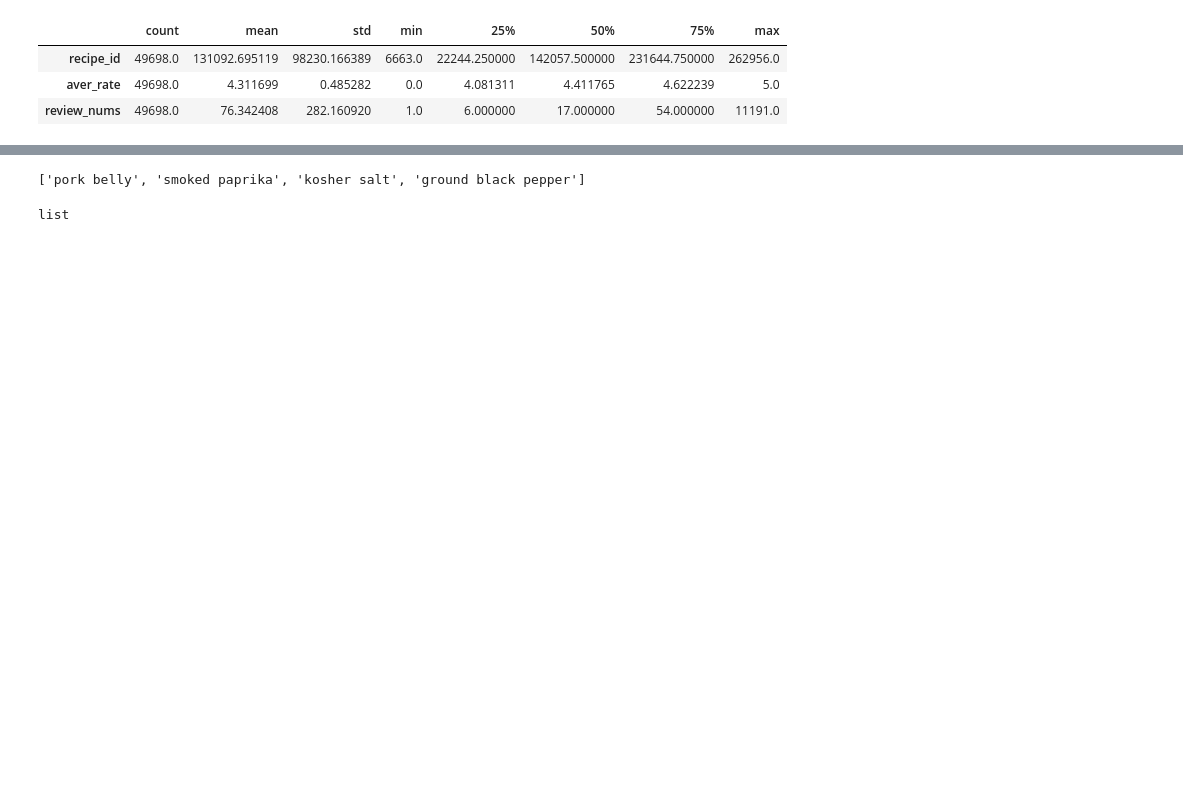
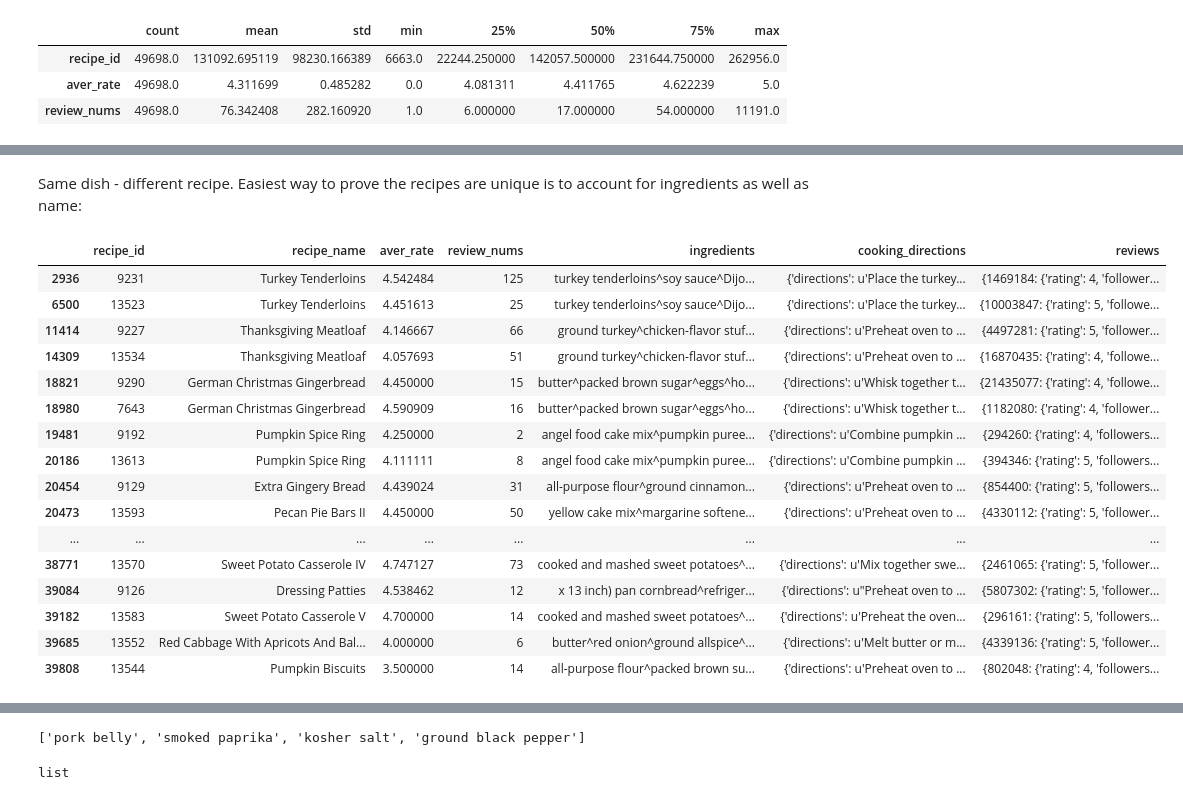
Before and after one commit to dtuleva/Recipe_Recommendation_System, a Jupyter notebook: RRS_EDA.ipynb, the cells around one changed output, grey strips where cells are left out. Saved outputs shown, nothing was run; the diff lists cells and outputs as text; code cells hidden in the pictures; blank space fills up the shorter version.

```diff
--- a/RRS_EDA.ipynb
+++ b/RRS_EDA.ipynb
@@ -66,0 +115,22 @@ recipes.head(3)
+# %% [markdown]
+Same dish - different recipe. Easiest way to prove the recipes are unique is to account for ingredients as well as name:
+# %%
+recipes[recipes.duplicated(subset=["recipe_name", "ingredients", "cooking_directions"], keep = False)]
+# %% [output]
+|  | recipe_id | recipe_name | aver_rate | review_nums | ingredients | cooking_directions | reviews |
+| 2936 | 9231 | Turkey Tenderloins | 4.542484 | 125 | turkey tenderloins^soy sauce^Dijo... | {'directions': u'Place the turkey... | {1469184: {'rating': 4, 'follower... |
+| 6500 | 13523 | Turkey Tenderloins | 4.451613 | 25 | turkey tenderloins^soy sauce^Dijo... | {'directions': u'Place the turkey... | {10003847: {'rating': 5, 'followe... |
+| 11414 | 9227 | Thanksgiving Meatloaf | 4.146667 | 66 | ground turkey^chicken-flavor stuf... | {'directions': u'Preheat oven to ... | {4497281: {'rating': 5, 'follower... |
+| 14309 | 13534 | Thanksgiving Meatloaf | 4.057693 | 51 | ground turkey^chicken-flavor stuf... | {'directions': u'Preheat oven to ... | {16870435: {'rating': 4, 'followe... |
+| 18821 | 9290 | German Christmas Gingerbread | 4.450000 | 15 | butter^packed brown sugar^eggs^ho... | {'directions': u'Whisk together t... | {21435077: {'rating': 4, 'followe... |
+| 18980 | 7643 | German Christmas Gingerbread | 4.590909 | 16 | butter^packed brown sugar^eggs^ho... | {'directions': u'Whisk together t... | {1182080: {'rating': 4, 'follower... |
+| 19481 | 9192 | Pumpkin Spice Ring | 4.250000 | 2 | angel food cake mix^pumpkin puree... | {'directions': u'Combine pumpkin ... | {294260: {'rating': 4, 'followers... |
+| 20186 | 13613 | Pumpkin Spice Ring | 4.111111 | 8 | angel food cake mix^pumpkin puree... | {'directions': u'Combine pumpkin ... | {394346: {'rating': 5, 'followers... |
+| 20454 | 9129 | Extra Gingery Bread | 4.439024 | 31 | all-purpose flour^ground cinnamon... | {'directions': u'Preheat oven to ... | {854400: {'rating': 5, 'followers... |
+| 20473 | 13593 | Pecan Pie Bars II | 4.450000 | 50 | yellow cake mix^margarine softene... | {'directions': u'Preheat oven to ... | {4330112: {'rating': 5, 'follower... |
+| ... | ... | ... | ... | ... | ... | ... | ... |
+| 38771 | 13570 | Sweet Potato Casserole IV | 4.747127 | 73 | cooked and mashed sweet potatoes^... | {'directions': u'Mix together swe... | {2461065: {'rating': 5, 'follower... |
+| 39084 | 9126 | Dressing Patties | 4.538462 | 12 | x 13 inch) pan cornbread^refriger... | {'directions': u"Preheat oven to ... | {5807302: {'rating': 5, 'follower... |
+| 39182 | 13583 | Sweet Potato Casserole V | 4.700000 | 14 | cooked and mashed sweet potatoes^... | {'directions': u'Preheat the oven... | {296161: {'rating': 5, 'followers... |
+| 39685 | 13552 | Red Cabbage With Apricots And Bal... | 4.000000 | 6 | butter^red onion^ground allspice^... | {'directions': u'Melt butter or m... | {4339136: {'rating': 5, 'follower... |
+| 39808 | 13544 | Pumpkin Biscuits | 3.500000 | 14 | all-purpose flour^packed brown su... | {'directions': u'Preheat oven to ... | {802048: {'rating': 4, 'followers... |
```
Also changed, not shown: parts of 24 cells of this notebook.
